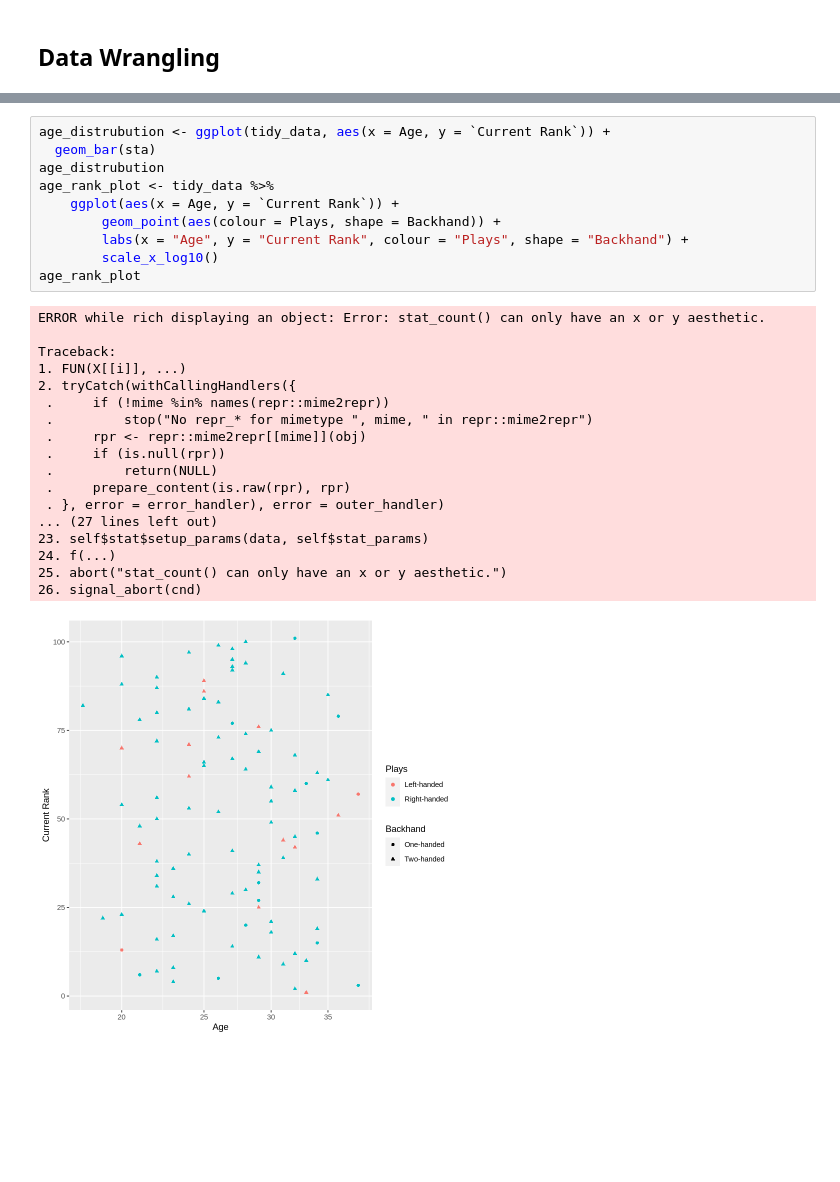
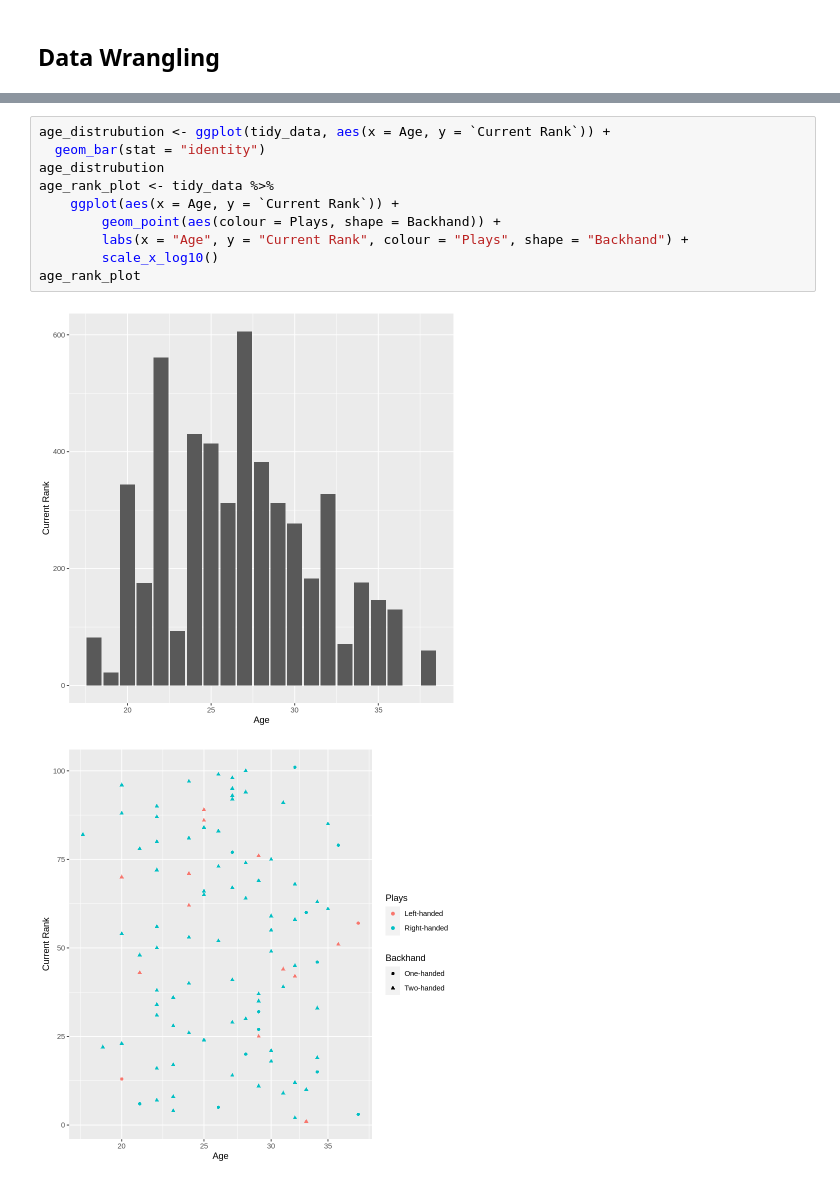
Before and after one commit to RaymondZhang20/Data-Prodiction, a Jupyter notebook: analysis.ipynb, the cells around one changed output, grey strips where cells are left out. Drawn from its saved outputs; the diff is of its cells as text; blank space fills up the shorter version.

```diff
--- a/analysis.ipynb
+++ b/analysis.ipynb
@@ -91,30 +91,14 @@ A tibble: 100 × 11
 | 32 | Argentina | Right-handed | 101 | Leonardo Mayer | One-handed | US$6,492,427 | Clay 19% | 2003 | 13 | ... |
 # %%
 age_distrubution <- ggplot(tidy_data, aes(x = Age, y = `Current Rank`)) +
-  geom_bar(sta)
+  geom_bar(stat = "identity")
 age_distrubution
 age_rank_plot <- tidy_data %>%
     ggplot(aes(x = Age, y = `Current Rank`)) +
         geom_point(aes(colour = Plays, shape = Backhand)) +
         labs(x = "Age", y = "Current Rank", colour = "Plays", shape = "Backhand") +
         scale_x_log10()
 age_rank_plot
 # %% [output]
-ERROR while rich displaying an object: Error: stat_count() can only have an x or y aesthetic.
-
-Traceback:
-1. FUN(X[[i]], ...)
-2. tryCatch(withCallingHandlers({
- .     if (!mime %in% names(repr::mime2repr))
- .         stop("No repr_* for mimetype ", mime, " in repr::mime2repr")
- .     rpr <- repr::mime2repr[[mime]](obj)
- .     if (is.null(rpr))
- .         return(NULL)
- .     prepare_content(is.raw(rpr), rpr)
- . }, error = error_handler), error = outer_handler)
-... (27 lines left out)
-23. self$stat$setup_params(data, self$stat_params)
-24. f(...)
-25. abort("stat_count() can only have an x or y aesthetic.")
-26. signal_abort(cnd)
-[figure, old version]
+[figure, new version]
+[figure, added]
```
